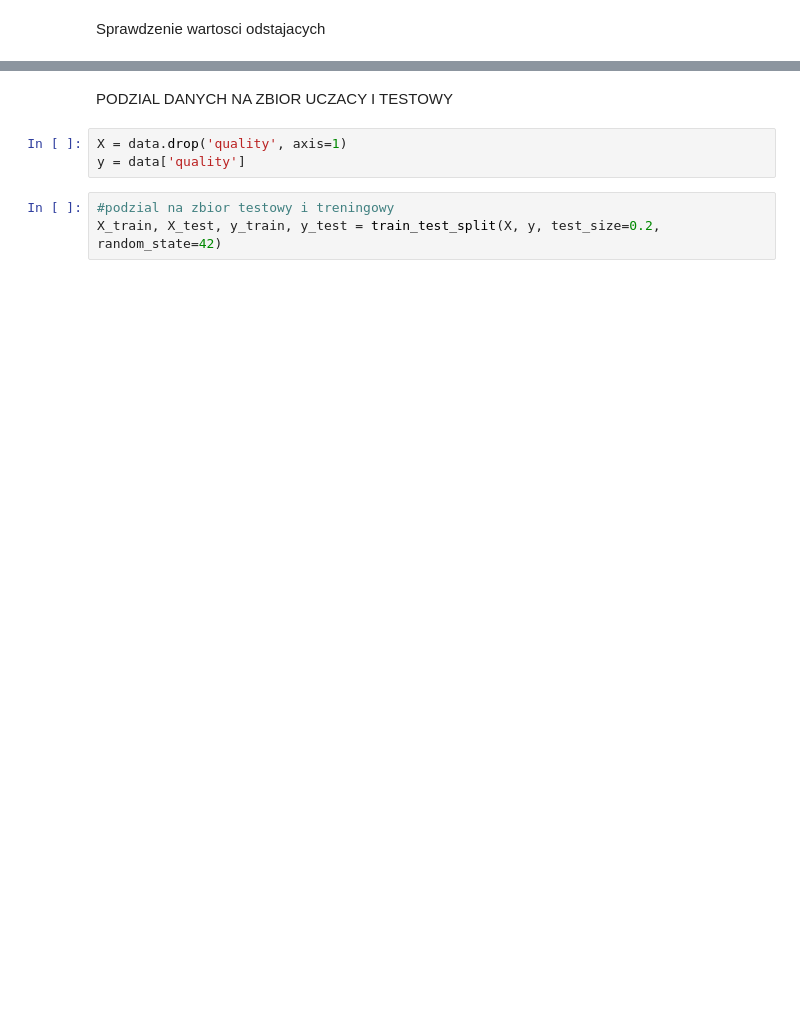
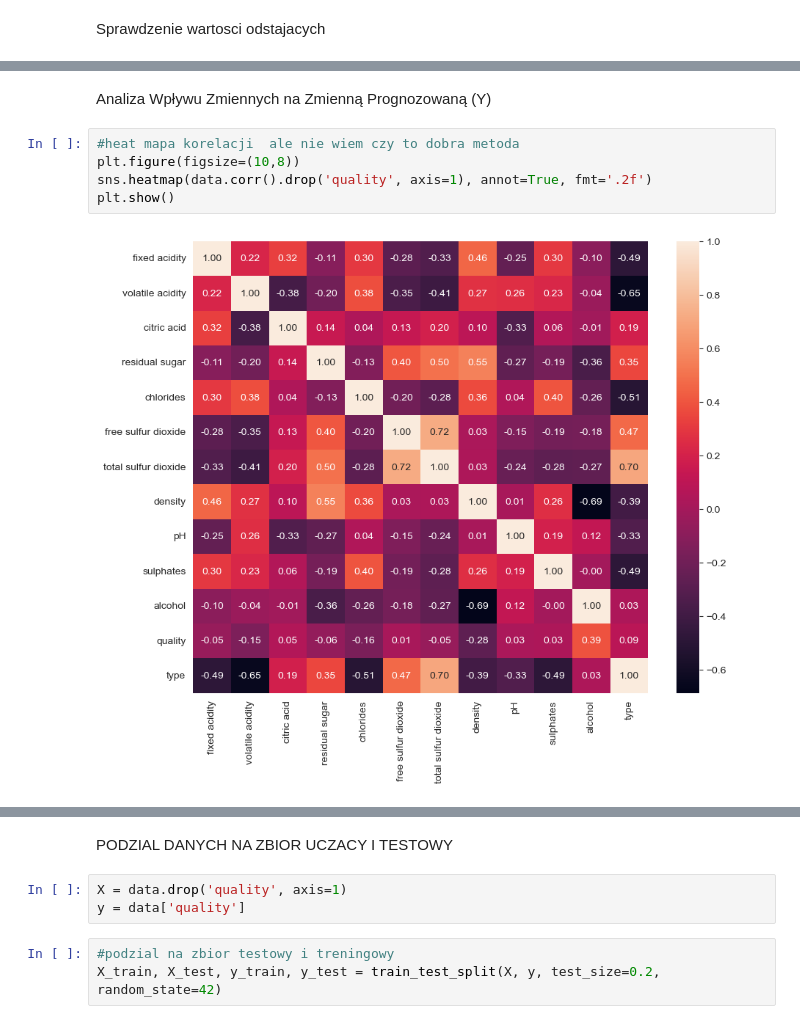
Before and after one commit to kKita9/ProjektUM, a Jupyter notebook: projekt_um_Krotkiewicz_Kita.ipynb, the cells around one changed output, grey strips where cells are left out. Saved outputs shown, nothing was run; the diff lists cells and outputs as text; blank space fills up the shorter version.

```diff
--- a/projekt_um_Krotkiewicz_Kita.ipynb
+++ b/projekt_um_Krotkiewicz_Kita.ipynb
@@ -148,0 +181,9 @@ Sprawdzenie wartosci odstajacych
+# %% [markdown]
+Analiza Wpływu Zmiennych na Zmienną Prognozowaną (Y)
+# %%
+#heat mapa korelacji  ale nie wiem czy to dobra metoda
+plt.figure(figsize=(10,8))
+sns.heatmap(data.corr().drop('quality', axis=1), annot=True, fmt='.2f')
+plt.show()
+# %% [output]
+[figure, added]
```
Also changed, not shown: parts of 67 cells of this notebook.
